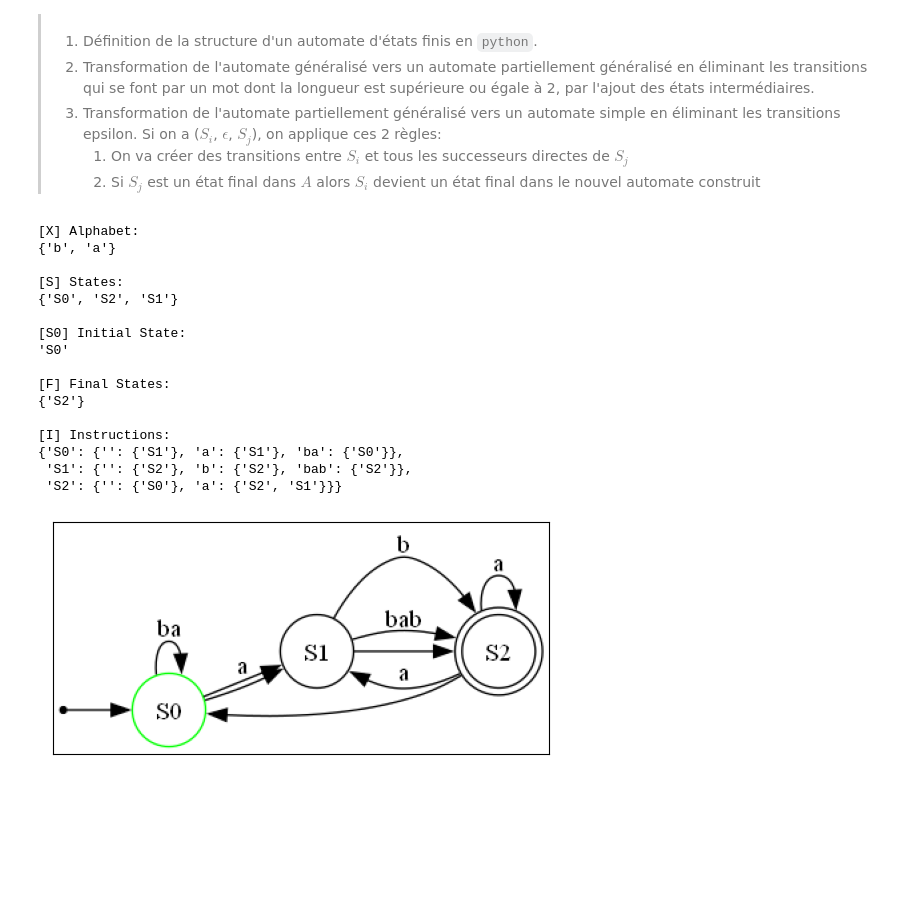
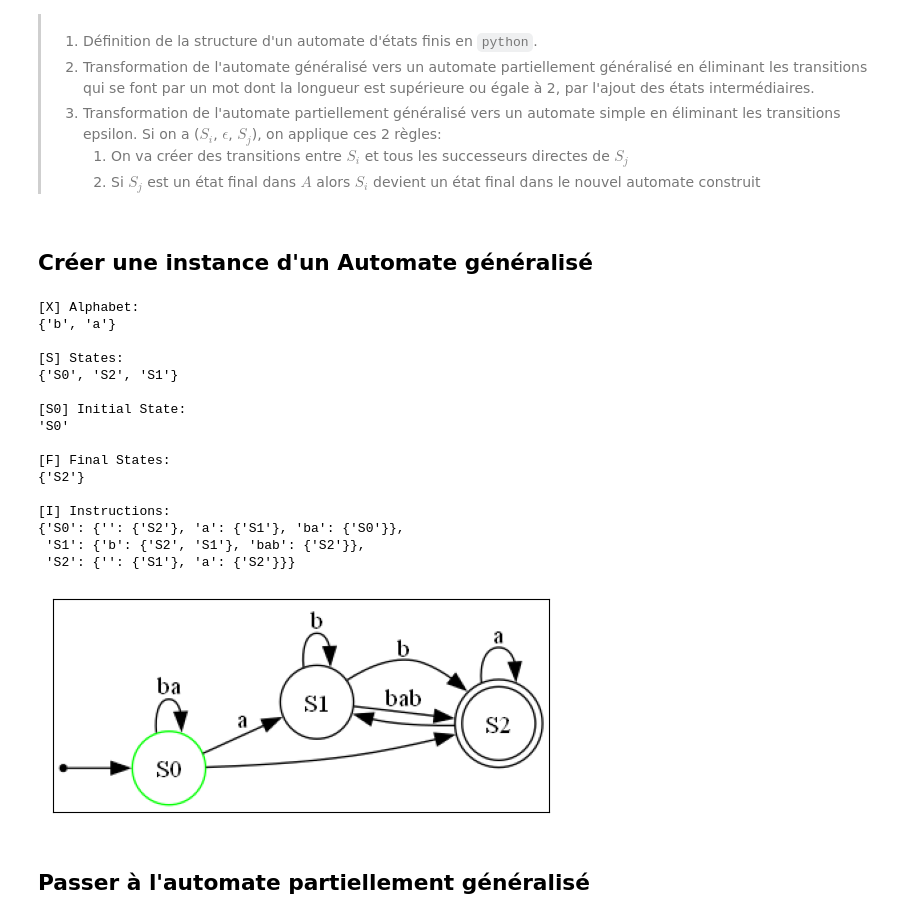
Before and after one commit to mounirmelzi/finite-state-automate, a Jupyter notebook: automate.ipynb, the cells around one changed output. Drawn from its saved outputs; the diff is of its cells as text; code cells hidden in the pictures; blank space fills up the shorter version.

```diff
--- a/automate.ipynb
+++ b/automate.ipynb
@@ -67,6 +68,10 @@ class Automate:
         self.I = I
 
     def eliminate_long_words(self) -> None:
+        """
+        Transformer l'automate généralisé vers un automate partiellement généralisé
+        """
+
         temp_automate = Automate(
             X=self.X.copy(),
             S=self.S.copy(),
@@ -100,6 +105,10 @@ class Automate:
         self.I = temp_automate.I
 
     def eliminate_empty_words(self) -> None:
+        """
+        Transformer l'automate partiellement généralisé vers un automate simple
+        """
+
         transitions_to_delete = set()
         transitions_to_add = set()
         _transitions_to_add = set()
@@ -157,6 +166,13 @@ class Automate:
                         del self.I[Si]
 
     def is_simple(self) -> bool:
+        """
+        Vérifier si l'automate est simple
+
+        Returns:
+            bool: True si l'automate est simple, False sinon
+        """
+
         for state in self.I:
             for word in self.I[state]:
                 if len(word) != 1:
@@ -164,6 +180,10 @@ class Automate:
         return True
 
     def print(self) -> None:
+        """
+        Afficher l'automate en format textuel
+        """
+
         print("\n[X] Alphabet:")
         pprint.pprint(self.X)
         print("\n[S] States:")
@@ -177,6 +197,14 @@ class Automate:
         print()
 
     def render(self, directory: str = "temp", filename: str = "temp") -> None:
+        """
+        Afficher l'automate en format graphique dans une image .png
+
+        Args:
+            directory (str, optional): Le répertoire du sauvegarde. Defaults to "temp".
+            filename (str, optional): Le nom de l'image. Defaults to "temp".
+        """
+
         g = graphviz.Digraph(format="png", directory=directory, filename=filename)
         g.attr(rankdir="LR")
 
@@ -211,12 +239,21 @@ class Automate:
         g.render(cleanup=True)
 # %%
 def render(automate: Automate) -> None:
+    """
+    Visualizer un automate graphiquement
+
+    Args:
+        automate (Automate): L'automate à visualizer graphiquement
+    """
+
     automate.render()
     fig = plt.imshow(mimg.imread("temp/temp.png"))
     fig.set_cmap('hot')
     fig.axes.get_xaxis().set_visible(False)
     fig.axes.get_yaxis().set_visible(False)
     shutil.rmtree("temp")
+# %% [markdown]
+## Créer une instance d'un Automate généralisé
 # %%
 automate = Automate(
     X={"a", "b"},
@@ -225,42 +262,43 @@ automate = Automate(
     F={"S2"},
     I={
         "S0": {
             "a": {"S1"},
             "ba": {"S0"},
-            "": {"S1"},
+            "": {"S2"},
         },
         "S1": {
-            "b": {"S2"},
+            "b": {"S1", "S2"},
             "bab": {"S2"},
-            "": {"S2"},
         },
         "S2": {
-            "a": {"S1", "S2"},
-            "": {"S0"},
+            "a": {"S2"},
+            "": {"S1"},
         },
     },
 )
 
 automate.print()
 render(automate)
 # %% [output]
 [X] Alphabet:
 {'b', 'a'}
 
 [S] States:
 {'S0', 'S2', 'S1'}
 
 [S0] Initial State:
 'S0'
 
 [F] Final States:
 {'S2'}
 
 [I] Instructions:
-{'S0': {'': {'S1'}, 'a': {'S1'}, 'ba': {'S0'}},
- 'S1': {'': {'S2'}, 'b': {'S2'}, 'bab': {'S2'}},
- 'S2': {'': {'S0'}, 'a': {'S2', 'S1'}}}
+{'S0': {'': {'S2'}, 'a': {'S1'}, 'ba': {'S0'}},
+ 'S1': {'b': {'S2', 'S1'}, 'bab': {'S2'}},
+ 'S2': {'': {'S1'}, 'a': {'S2'}}}
-[figure, old version]
+[figure, new version]
+# %% [markdown]
+## Passer à l'automate partiellement généralisé
 # %%
 automate.eliminate_long_words()
 
```
Also changed, not shown: parts of 4 cells of this notebook.
